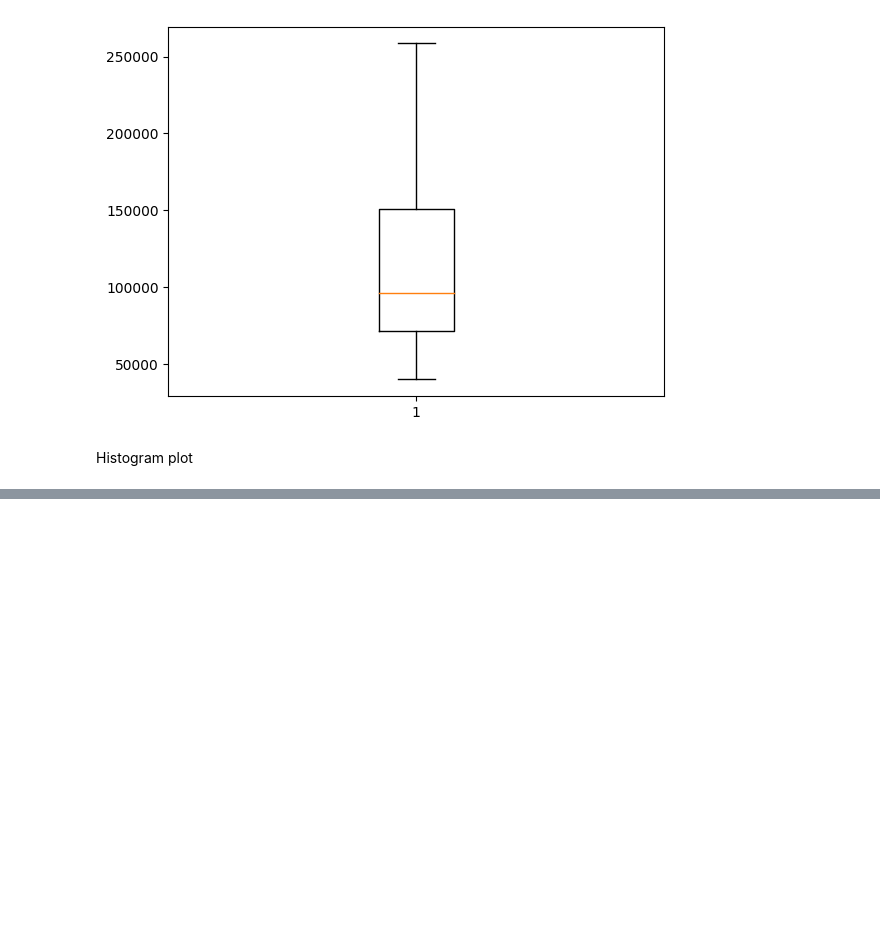
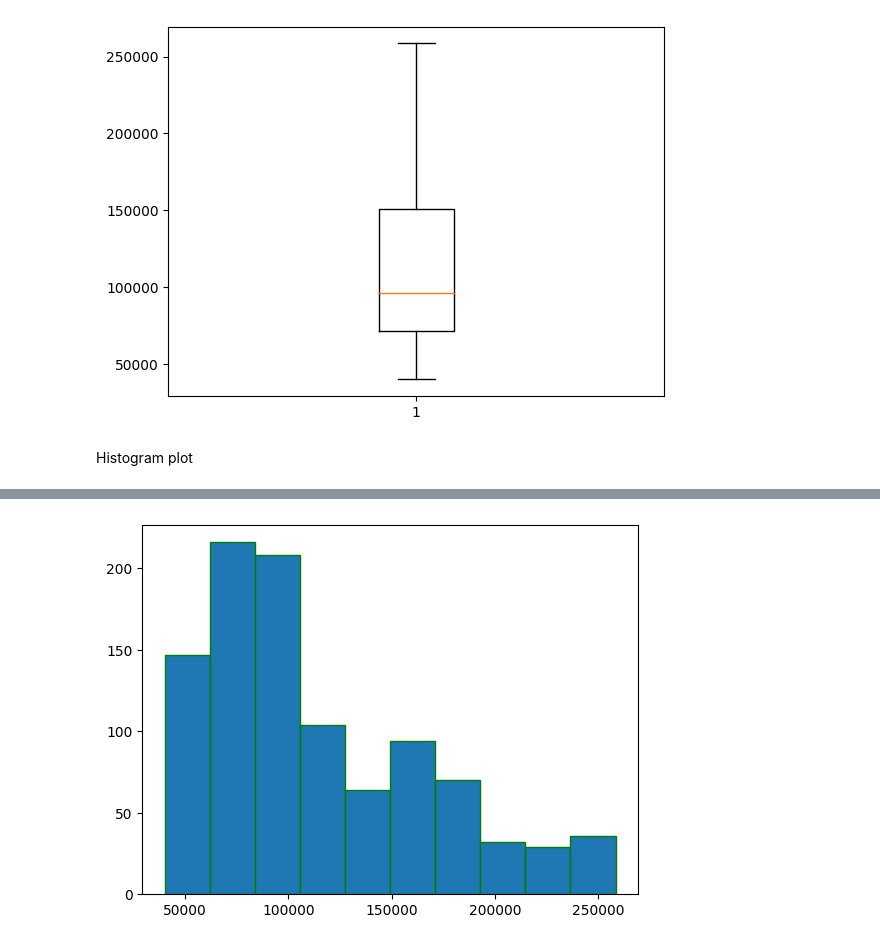
Before and after one commit to sudip-khanal/python-Basics, a Jupyter notebook: matplot.ipynb, the cells around one changed output, grey strips where cells are left out. Drawn from its saved outputs; the diff is of its cells as text; code cells hidden in the pictures; blank space fills up the shorter version.

```diff
--- a/matplot.ipynb
+++ b/matplot.ipynb
@@ -237,0 +245,12 @@ Histogram plot
+# %%
+import matplotlib.pyplot as plt
+import pandas as pd
+data= pd.read_excel('/content/ESD.xlsx')
+dataset=pd.DataFrame(data)
+# print(dataset.head())
+
+plt.hist(dataset["Annual Salary"],bins=10,edgecolor="green")
+
+plt.show()
+# %% [output]
+[figure, added]
```
Also changed, not shown: parts of 15 cells of this notebook.
